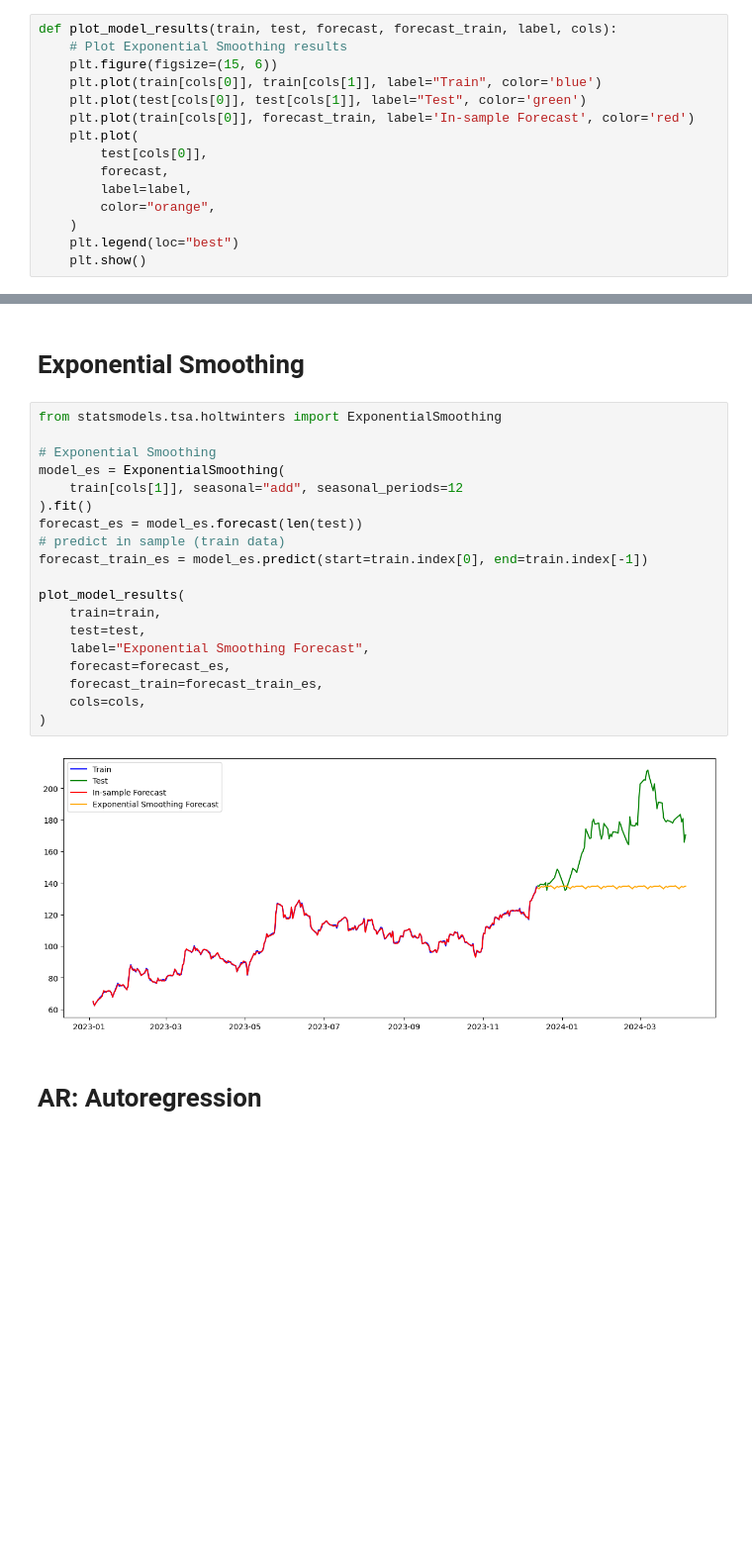
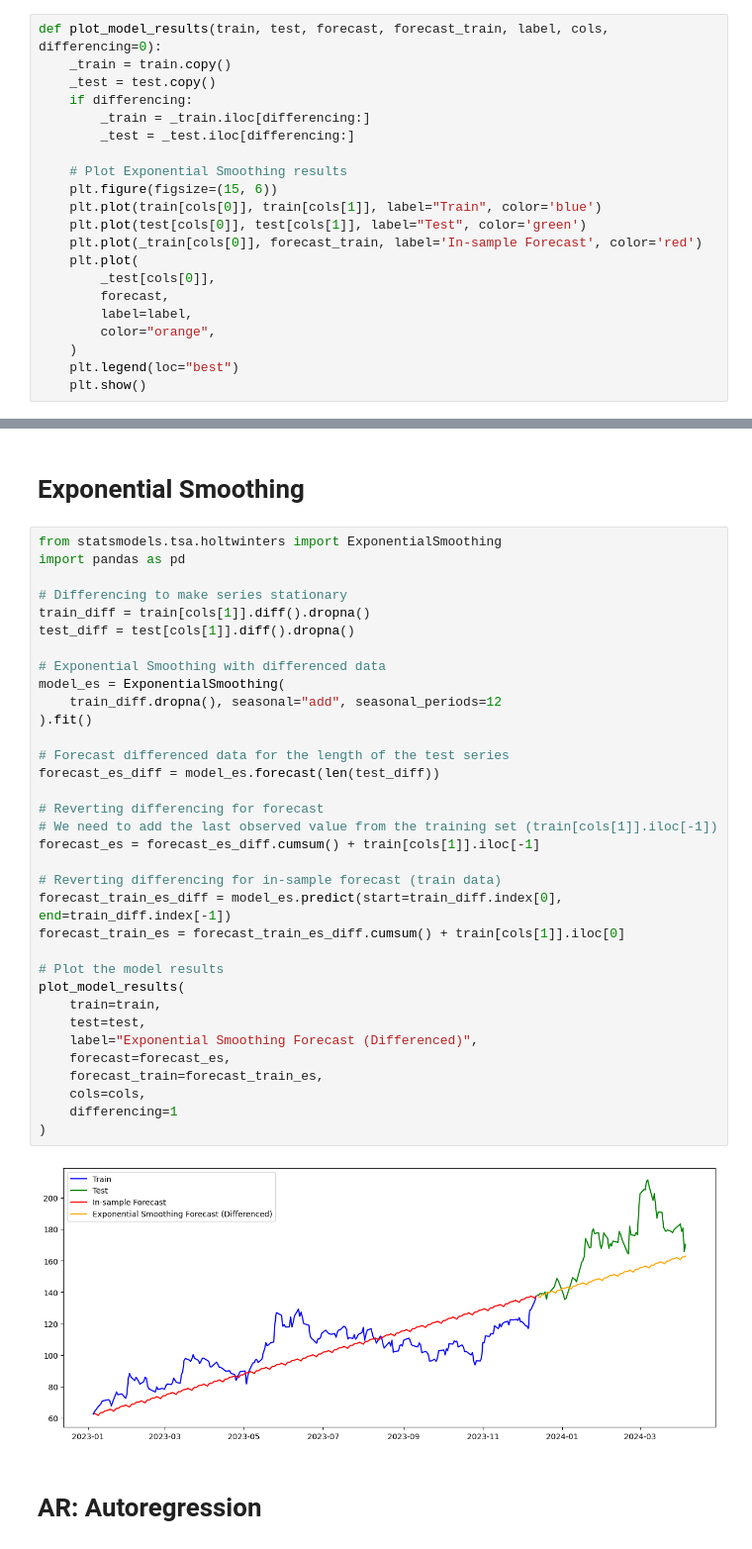
Before and after one commit to YoushaExT/time-series-forecasting, a Jupyter notebook: tsf1.ipynb, the cells around one changed output, grey strips where cells are left out. Shown: that part at 99% size. Saved outputs shown, nothing was run; the diff lists cells and outputs as text; blank space fills up the shorter version.

```diff
--- a/tsf1.ipynb
+++ b/tsf1.ipynb
@@ -27,14 +27,20 @@ def plot(data, cols):
   plt.ylabel(cols[1])
   plt.show()
 # %%
-def plot_model_results(train, test, forecast, forecast_train, label, cols):
+def plot_model_results(train, test, forecast, forecast_train, label, cols, differencing=0):
+    _train = train.copy()
+    _test = test.copy()
+    if differencing:
+        _train = _train.iloc[differencing:]
+        _test = _test.iloc[differencing:]
+
     # Plot Exponential Smoothing results
     plt.figure(figsize=(15, 6))
     plt.plot(train[cols[0]], train[cols[1]], label="Train", color='blue')
     plt.plot(test[cols[0]], test[cols[1]], label="Test", color='green')
-    plt.plot(train[cols[0]], forecast_train, label='In-sample Forecast', color='red')
+    plt.plot(_train[cols[0]], forecast_train, label='In-sample Forecast', color='red')
     plt.plot(
-        test[cols[0]],
+        _test[cols[0]],
         forecast,
         label=label,
         color="orange",
@@ -178,25 +184,40 @@ plt.show()
 # Exponential Smoothing
 # %%
 from statsmodels.tsa.holtwinters import ExponentialSmoothing
+import pandas as pd
 
-# Exponential Smoothing
+# Differencing to make series stationary
+train_diff = train[cols[1]].diff().dropna()
+test_diff = test[cols[1]].diff().dropna()
+
+# Exponential Smoothing with differenced data
 model_es = ExponentialSmoothing(
-    train[cols[1]], seasonal="add", seasonal_periods=12
+    train_diff.dropna(), seasonal="add", seasonal_periods=12
 ).fit()
-forecast_es = model_es.forecast(len(test))
-# predict in sample (train data)
-forecast_train_es = model_es.predict(start=train.index[0], end=train.index[-1])
 
+# Forecast differenced data for the length of the test series
+forecast_es_diff = model_es.forecast(len(test_diff))
+
+# Reverting differencing for forecast
+# We need to add the last observed value from the training set (train[cols[1]].iloc[-1])
+forecast_es = forecast_es_diff.cumsum() + train[cols[1]].iloc[-1]
+
+# Reverting differencing for in-sample forecast (train data)
+forecast_train_es_diff = model_es.predict(start=train_diff.index[0], end=train_diff.index[-1])
+forecast_train_es = forecast_train_es_diff.cumsum() + train[cols[1]].iloc[0]
+
+# Plot the model results
 plot_model_results(
     train=train,
     test=test,
-    label="Exponential Smoothing Forecast",
+    label="Exponential Smoothing Forecast (Differenced)",
     forecast=forecast_es,
     forecast_train=forecast_train_es,
     cols=cols,
+    differencing=1
 )
 # %% [output]
-[figure, old version]
+[figure, new version]
 # %% [markdown]
 # AR: Autoregression
 # %%
```
Also changed, not shown: parts of 7 cells of this notebook.
